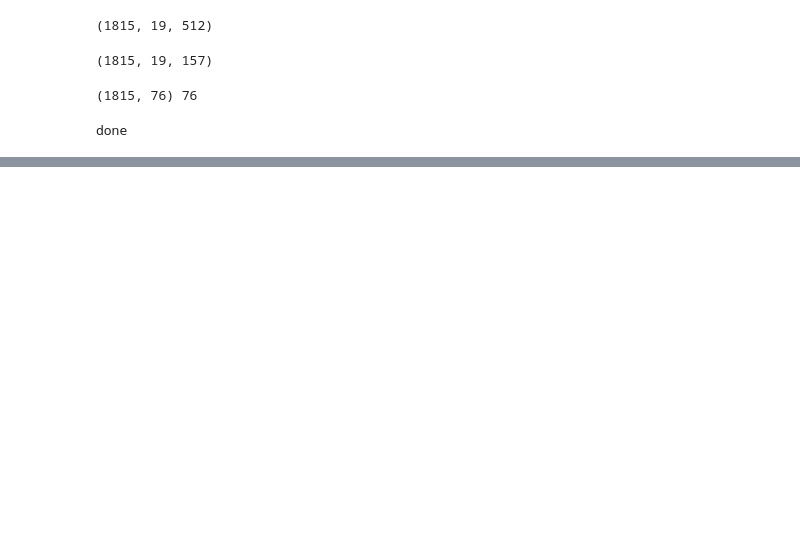
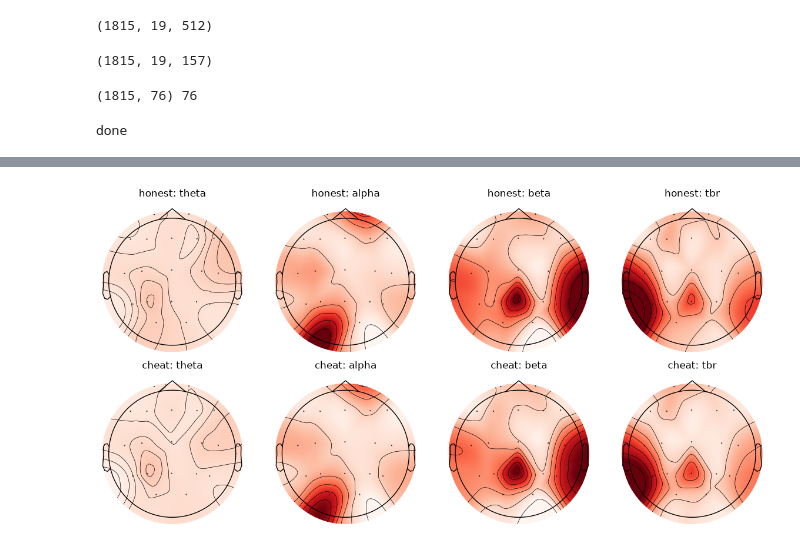
Before and after one commit to nitikaarajesh/eeg-adhd, a Jupyter notebook: notebooks/06_shap.ipynb, the cells around one changed output, grey strips where cells are left out. Saved outputs shown, nothing was run; the diff lists cells and outputs as text; code cells hidden in the pictures; blank space fills up the shorter version.

Commit message:
analysis /shap

```diff
--- a/notebooks/06_shap.ipynb
+++ b/notebooks/06_shap.ipynb
@@ -21,10 +21,10 @@ print(W.shape)
 (1815, 19, 512)
 # %%
 psd, freqs = psd_array_welch(W, SFREQ, fmin=1, fmax=40, n_fft=N, verbose=False)
-print(psd.shape)                      # (1815 segments, 19 channels, n frequencies)
+print(psd.shape)                      # (1815 pieces, 19 channels, n frequencies)
 
 def band(lo, hi):
-    """Power between lo and hi Hz, for every segment and channel -> (1815, 19)."""
+    """Power between lo and hi Hz, for every piece and channel -> (1815, 19)."""
     return psd[..., (freqs >= lo) & (freqs < hi)].sum(axis=-1)
 # %% [output]
 (1815, 19, 157)
@@ -44,29 +44,29 @@ print(A.shape, len(names))      # (1815, 76) 76
 def test_shap(cv):
     """Train on 4 folds, explain the held-out fold. Repeat for all 5 folds."""
     S = np.zeros(A.shape)
-    for train, test in cv.split(A, label, groups=subject):
+    for train, test in cv.split(A, label, groups=child):
         model = RandomForestClassifier(n_estimators=150, n_jobs=-1, random_state=42)
         model.fit(A[train], label[train])
         sv = shap.TreeExplainer(model).shap_values(A[test])
         if isinstance(sv, list): sv = sv[1]          # older shap: [control, ADHD]
-        elif sv.ndim == 3:       sv = sv[..., 1]     # newer shap: (segments, features, 2)
+        elif sv.ndim == 3:       sv = sv[..., 1]     # newer shap: (pieces, features, 2)
         S[test] = sv                                 # keep the "towards ADHD" part
     return S
 
-S_subwise = test_shap(StratifiedGroupKFold(5, shuffle=True, random_state=0))   # subject-wise split
-S_segwise = test_shap(StratifiedKFold(5, shuffle=True, random_state=0))        # segments shuffled
+S_honest = test_shap(StratifiedGroupKFold(5, shuffle=True, random_state=0))   # split by child
+S_cheat  = test_shap(StratifiedKFold(5, shuffle=True, random_state=0))        # pieces shuffled
 print("done")
 # %% [output]
 done
 # %%
-imp = pd.DataFrame({"subwise": np.abs(S_subwise).mean(axis=0),
-                    "segwise": np.abs(S_segwise).mean(axis=0)}, index=names)
+imp = pd.DataFrame({"honest": np.abs(S_honest).mean(axis=0),
+                    "cheat":  np.abs(S_cheat).mean(axis=0)}, index=names)
 imp = imp / imp.sum()                     # each feature's share of the total credit
 
-print("subject-wise split top 10\n", imp.sort_values("subwise", ascending=False).head(10).round(3))
-print("\nsegment-wise split (leaky) top 10\n", imp.sort_values("segwise", ascending=False).head(10).round(3))
+print("HONEST top 10\n", imp.sort_values("honest", ascending=False).head(10).round(3))
+print("\nCHEAT top 10\n", imp.sort_values("cheat", ascending=False).head(10).round(3))
 
-for col in ["subwise", "segwise"]:
+for col in ["honest", "cheat"]:
     n50 = (imp[col].sort_values(ascending=False).cumsum() < 0.5).sum() + 1
     print(f"{col}: {n50} features hold half of all the credit")
 # %% [output]
@@ -150,0 +90,13 @@ total AUC drop (sum of per-feature permutation importance):
+# %%
+import matplotlib.pyplot as plt
+info = mne.create_info(CHANNELS, SFREQ, "eeg"); info.set_montage("standard_1020")
+
+fig, axes = plt.subplots(2, 4, figsize=(12, 6))
+for r, col in enumerate(["honest", "cheat"]):
+    vals = imp[col].values.reshape(4, 19)          # rows: theta, alpha, beta, tbr
+    for c, b in enumerate(["theta", "alpha", "beta", "tbr"]):
+        mne.viz.plot_topomap(vals[c], info, axes=axes[r, c], show=False, vlim=(0, vals.max()))
+        axes[r, c].set_title(f"{col}: {b}")
+plt.tight_layout()
+# %% [output]
+[figure, added]
```
Also changed, not shown: parts of 5 cells of this notebook, 6 other files.
